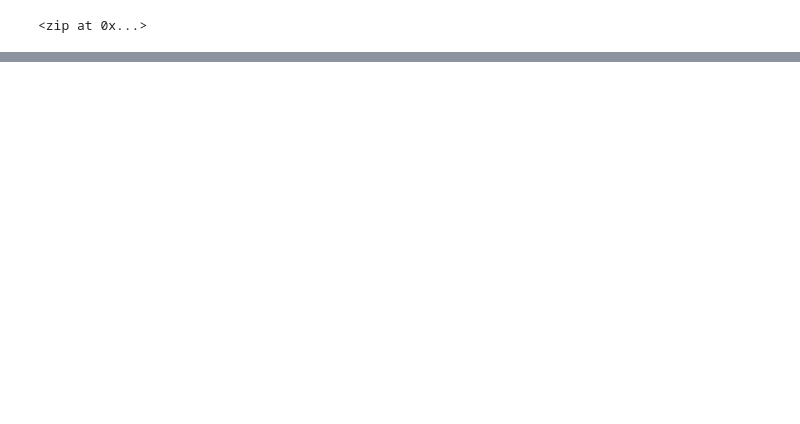
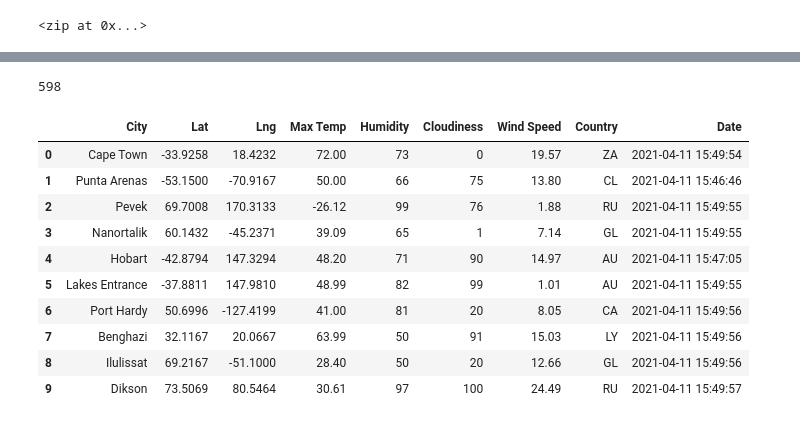
Before and after one commit to Karenjakins/World_Weather_Analysis, a Jupyter notebook: WeatherPy.ipynb, the cells around one changed output, grey strips where cells are left out. Drawn from its saved outputs; the diff is of its cells as text; code cells hidden in the pictures; blank space fills up the shorter version.

Commit message:
Weather Data
completing analysis

```diff
--- a/WeatherPy.ipynb
+++ b/WeatherPy.ipynb
@@ -32,0 +33,13 @@ NameError: name 'coordinates' is not defined
+# %%
+# Import the requests library.
+import requests
+
+# Import the API key.
+from config import weather_api_key
+
+# Starting URL for Weather Map API Call.
+url = "http://api.openweathermap.org/data/2.5/weather?units=Imperial&APPID=" + weather_api_key
+print(url)
+
+# Import the datetime module from the datetime library.
+from datetime import datetime
@@ -32,0 +136,20 @@ NameError: name 'coordinates' is not defined
+# %%
+len(city_data)
+# %% [output]
+598
+# %%
+# Convert the array of dictionaries to a Pandas DataFrame.
+city_data_df = pd.DataFrame(city_data)
+city_data_df.head(10)
+# %% [output]
+|  | City | Lat | Lng | Max Temp | Humidity | Cloudiness | Wind Speed | Country | Date |
+| 0 | Cape Town | -33.9258 | 18.4232 | 72.00 | 73 | 0 | 19.57 | ZA | 2021-04-11 15:49:54 |
+| 1 | Punta Arenas | -53.1500 | -70.9167 | 50.00 | 66 | 75 | 13.80 | CL | 2021-04-11 15:46:46 |
+| 2 | Pevek | 69.7008 | 170.3133 | -26.12 | 99 | 76 | 1.88 | RU | 2021-04-11 15:49:55 |
+| 3 | Nanortalik | 60.1432 | -45.2371 | 39.09 | 65 | 1 | 7.14 | GL | 2021-04-11 15:49:55 |
+| 4 | Hobart | -42.8794 | 147.3294 | 48.20 | 71 | 90 | 14.97 | AU | 2021-04-11 15:47:05 |
+| 5 | Lakes Entrance | -37.8811 | 147.9810 | 48.99 | 82 | 99 | 1.01 | AU | 2021-04-11 15:49:55 |
+| 6 | Port Hardy | 50.6996 | -127.4199 | 41.00 | 81 | 20 | 8.05 | CA | 2021-04-11 15:49:56 |
+| 7 | Benghazi | 32.1167 | 20.0667 | 63.99 | 50 | 91 | 15.03 | LY | 2021-04-11 15:49:56 |
+| 8 | Ilulissat | 69.2167 | -51.1000 | 28.40 | 50 | 20 | 12.66 | GL | 2021-04-11 15:49:56 |
+| 9 | Dikson | 73.5069 | 80.5464 | 30.61 | 97 | 100 | 24.49 | RU | 2021-04-11 15:49:57 |
```
Also changed, not shown: parts of 6 cells of this notebook, 4 other files.
